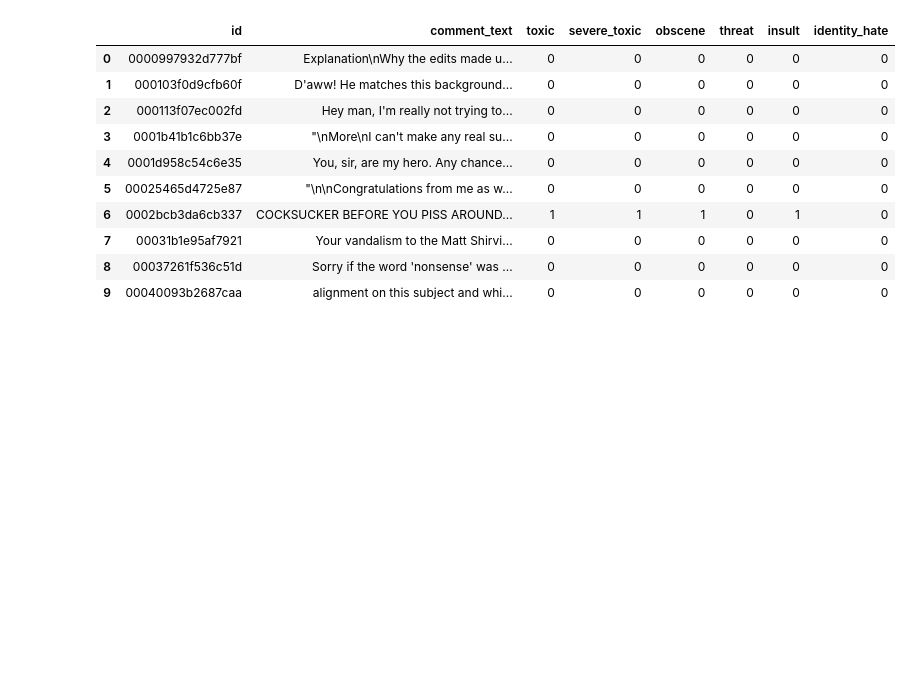
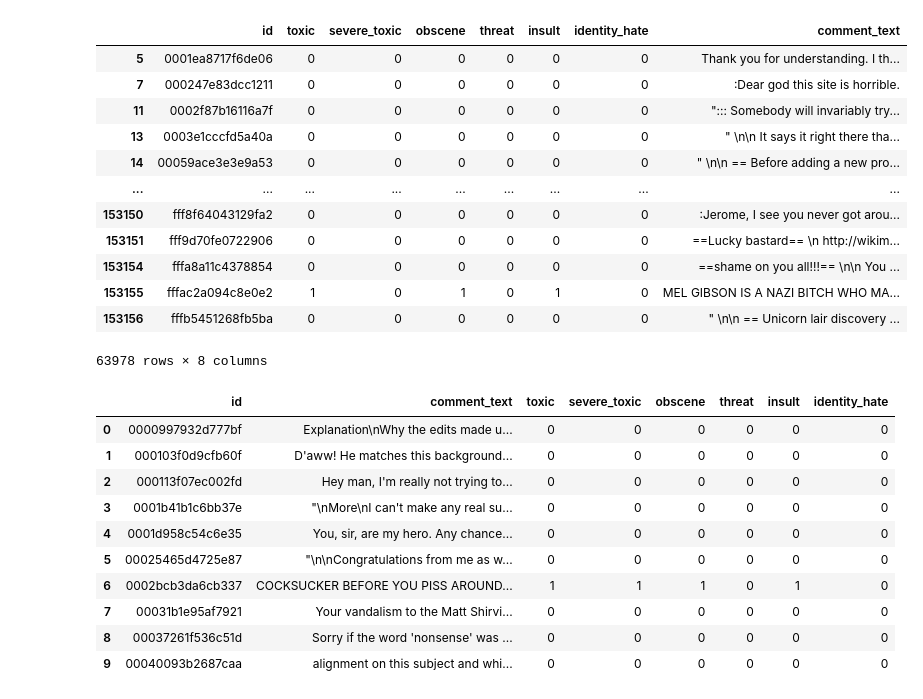
Before and after one commit to dhsvendsen/MLOps-Project-Detox, a Jupyter notebook: notebooks/EDA.ipynb, the cells around one changed output. Cells and saved outputs as stored; diff of their text form; code cells hidden in the pictures; blank space fills up the shorter version.

```diff
--- a/notebooks/EDA.ipynb
+++ b/notebooks/EDA.ipynb
@@ -1,3 +1,6 @@
 # %%
 import pandas as pd
 import matplotlib.pyplot as plt
+# %%
+df_testlabels = pd.read_csv("../data/raw/test_labels.csv")
+df_testlabels
@@ -4,3 +21,27 @@ import matplotlib.pyplot as plt
+# %%
+df_test_text = pd.read_csv("../data/raw/test.csv")
+# %%
+df_test = pd.merge(df_testlabels, df_test_text, how="inner", on="id")
+# %%
+cats = ['toxic', 'severe_toxic', 'obscene', 'threat', 'insult', 'identity_hate']
+good_indices = df_test.copy(deep=True)[cats].sum(axis=1) != -6
+df_test = df_test[good_indices]
+# %%
+df_test
+# %% [output]
+|  | id | toxic | severe_toxic | obscene | threat | insult | identity_hate | comment_text |
+| 5 | 0001ea8717f6de06 | 0 | 0 | 0 | 0 | 0 | 0 | Thank you for understanding. I th... |
+| 7 | 000247e83dcc1211 | 0 | 0 | 0 | 0 | 0 | 0 | :Dear god this site is horrible. |
+| 11 | 0002f87b16116a7f | 0 | 0 | 0 | 0 | 0 | 0 | "::: Somebody will invariably try... |
+| 13 | 0003e1cccfd5a40a | 0 | 0 | 0 | 0 | 0 | 0 | " \n\n It says it right there tha... |
+| 14 | 00059ace3e3e9a53 | 0 | 0 | 0 | 0 | 0 | 0 | " \n\n == Before adding a new pro... |
+| ... | ... | ... | ... | ... | ... | ... | ... | ... |
+| 153150 | fff8f64043129fa2 | 0 | 0 | 0 | 0 | 0 | 0 | :Jerome, I see you never got arou... |
+| 153151 | fff9d70fe0722906 | 0 | 0 | 0 | 0 | 0 | 0 | ==Lucky bastard== \n http://wikim... |
+| 153154 | fffa8a11c4378854 | 0 | 0 | 0 | 0 | 0 | 0 | ==shame on you all!!!== \n\n You ... |
+| 153155 | fffac2a094c8e0e2 | 1 | 0 | 1 | 0 | 1 | 0 | MEL GIBSON IS A NAZI BITCH WHO MA... |
+| 153156 | fffb5451268fb5ba | 0 | 0 | 0 | 0 | 0 | 0 | " \n\n == Unicorn lair discovery ... |
+63978 rows × 8 columns
 # %%
 datapath = "../data/raw/"
 df = pd.read_csv(f'{datapath}train.csv')
```
Also changed, not shown: parts of 1 cell of this notebook, 3 other files.
